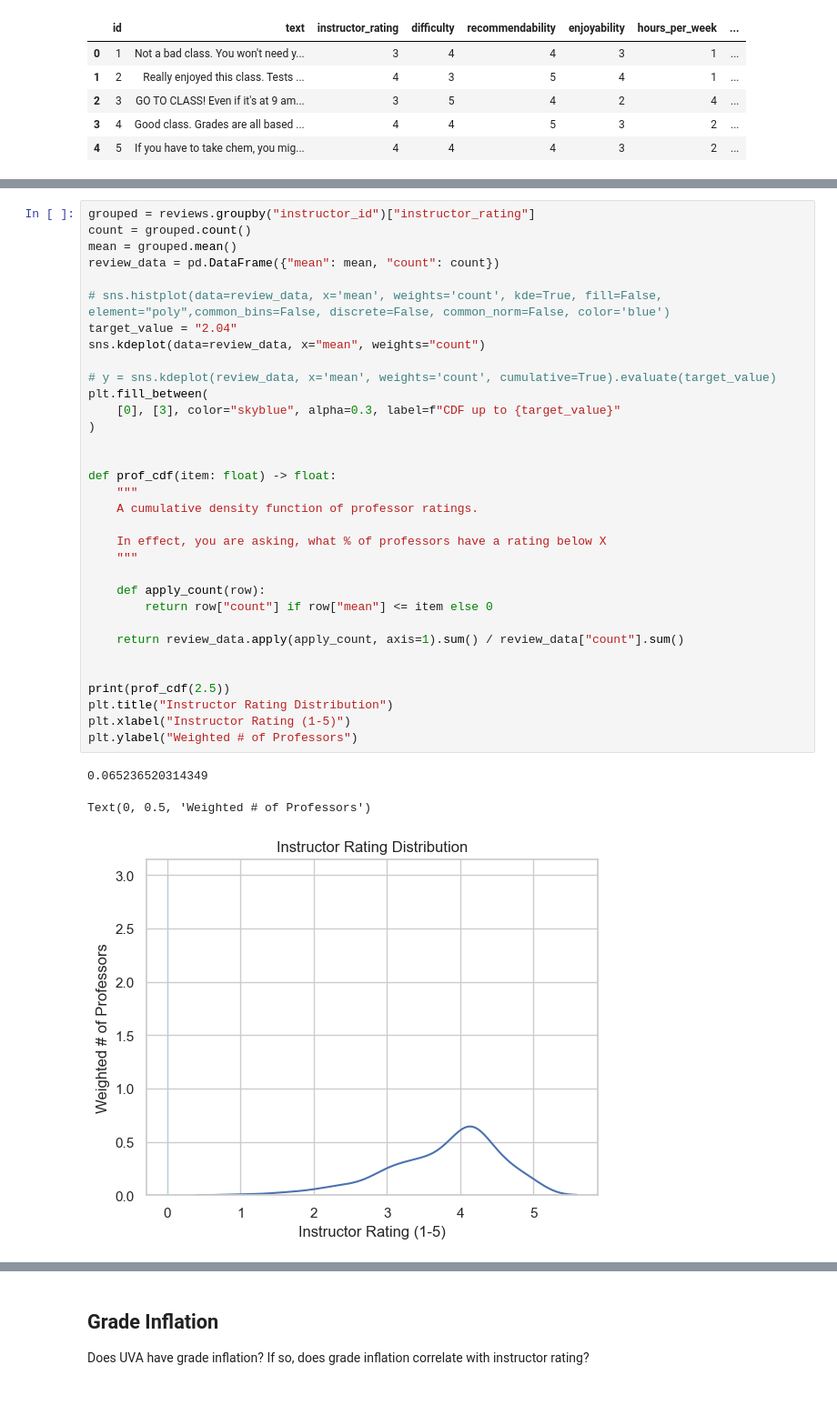
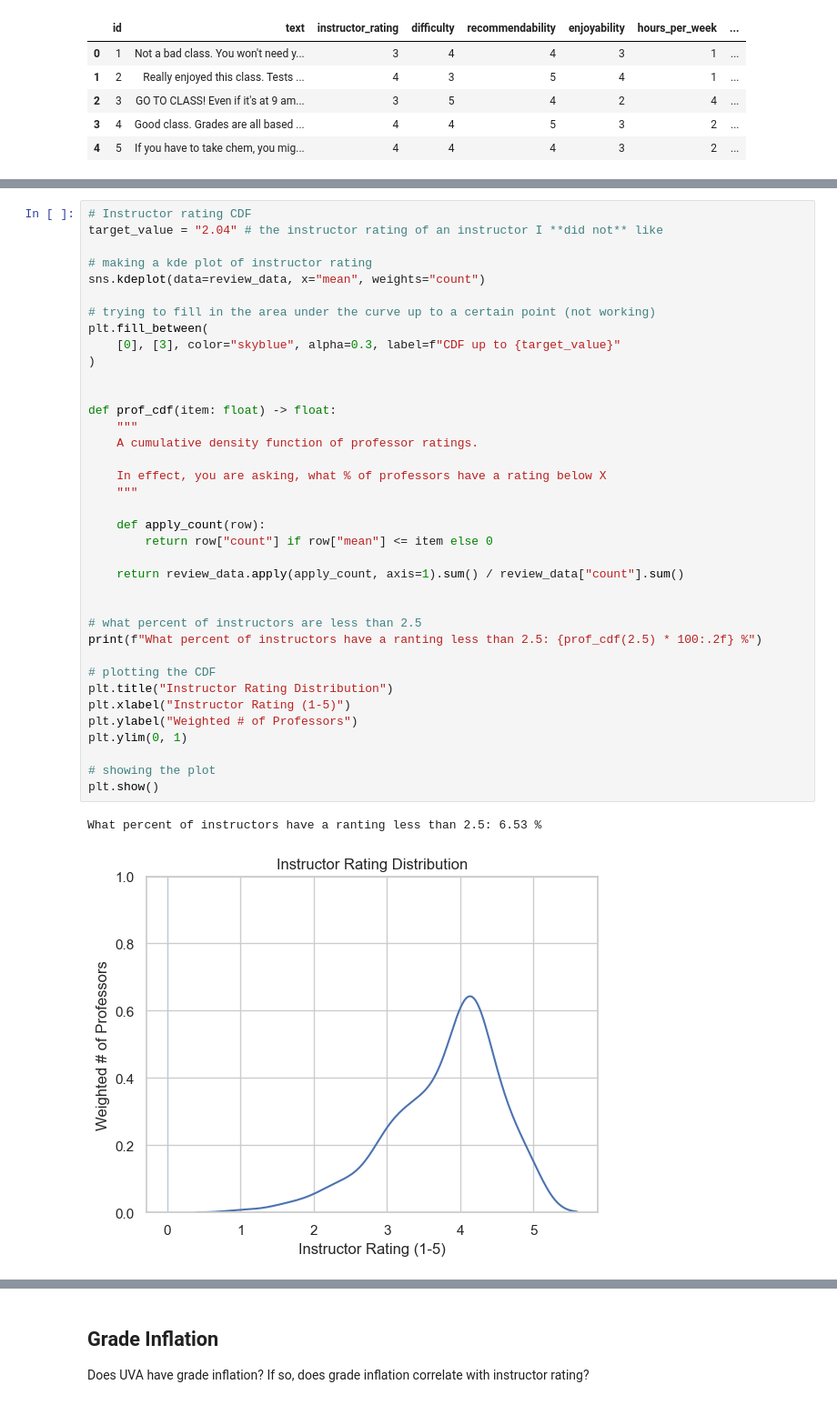
Before and after one commit to wkaisertexas/william-kaiser-ds-4003, a Jupyter notebook: sprints/sprint2-data.ipynb, the cells around one changed output, grey strips where cells are left out. Shown: that part at 91% size. Drawn from its saved outputs; the diff is of its cells as text.

```diff
--- a/sprints/sprint2-data.ipynb
+++ b/sprints/sprint2-data.ipynb
@@ -327,37 +402,40 @@ reviews.head()
 # %%
-grouped = reviews.groupby("instructor_id")["instructor_rating"]
-count = grouped.count()
-mean = grouped.mean()
-review_data = pd.DataFrame({"mean": mean, "count": count})
+# Instructor rating CDF
+target_value = "2.04" # the instructor rating of an instructor I **did not** like
 
-# sns.histplot(data=review_data, x='mean', weights='count', kde=True, fill=False, element="poly",common_bins=False, discrete=False, common_norm=False, color='blue')
-target_value = "2.04"
+# making a kde plot of instructor rating
 sns.kdeplot(data=review_data, x="mean", weights="count")
 
-# y = sns.kdeplot(review_data, x='mean', weights='count', cumulative=True).evaluate(target_value)
+# trying to fill in the area under the curve up to a certain point (not working)
 plt.fill_between(
     [0], [3], color="skyblue", alpha=0.3, label=f"CDF up to {target_value}"
 )
 
 
 def prof_cdf(item: float) -> float:
     """
     A cumulative density function of professor ratings.
 
     In effect, you are asking, what % of professors have a rating below X
     """
 
     def apply_count(row):
         return row["count"] if row["mean"] <= item else 0
 
     return review_data.apply(apply_count, axis=1).sum() / review_data["count"].sum()
 
 
-print(prof_cdf(2.5))
+# what percent of instructors are less than 2.5
+print(f"What percent of instructors have a ranting less than 2.5: {prof_cdf(2.5) * 100:.2f} %")
+
+# plotting the CDF
 plt.title("Instructor Rating Distribution")
 plt.xlabel("Instructor Rating (1-5)")
 plt.ylabel("Weighted # of Professors")
+plt.ylim(0, 1)
+
+# showing the plot
+plt.show()
 # %% [output]
-0.065236520314349
+What percent of instructors have a ranting less than 2.5: 6.53 %
-Text(0, 0.5, 'Weighted # of Professors')
-[figure, old version]
+[figure, new version]
```
Also changed, not shown: parts of 20 cells of this notebook, 2 other files.
